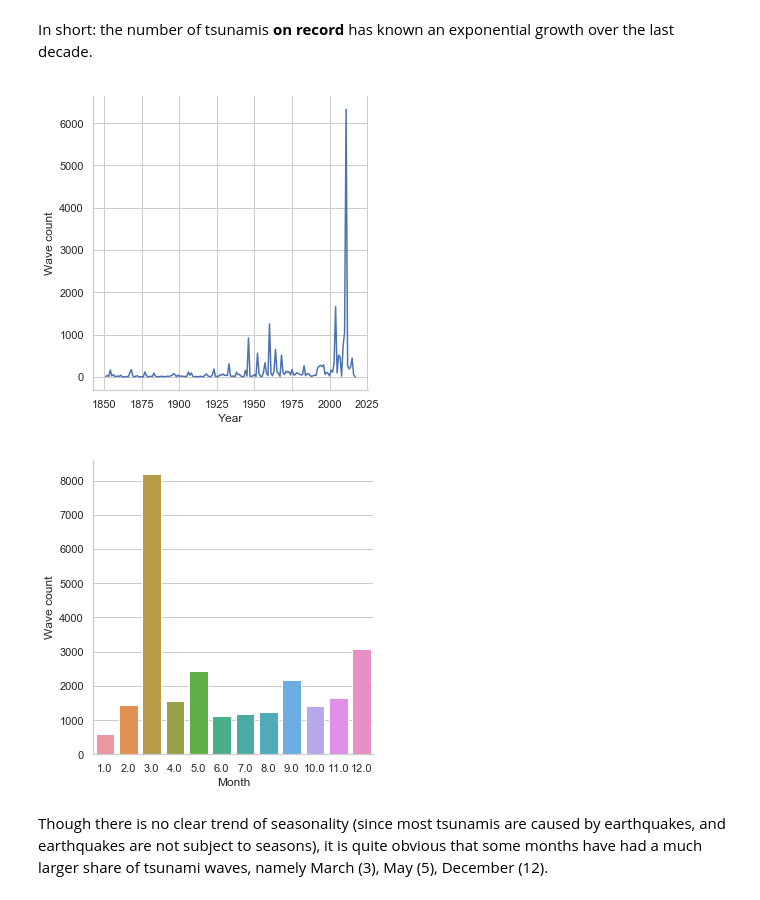
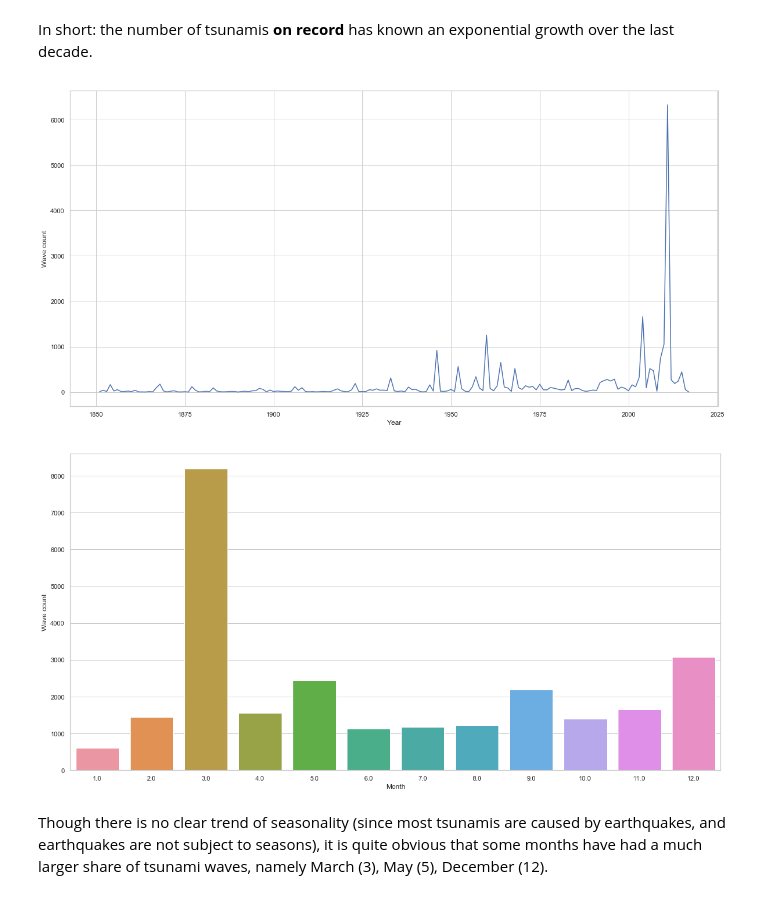
Before and after one commit to antoinepay/tsunamis-prediction, a Jupyter notebook: Kernel.ipynb, the cells around one changed output. Cells and saved outputs as stored; diff of their text form; code cells hidden in the pictures.

```diff
--- a/Kernel.ipynb
+++ b/Kernel.ipynb
@@ -38,12 +38,15 @@ Since earthquakes cannot be predicted, we do not know when a tsunami will happen
 import numpy as np
 import pandas as pd
 import seaborn as sns
-sns.set(rc={'figure.figsize':(9,5)})
+
+import matplotlib
+import matplotlib.pyplot as plt
+matplotlib.rcParams['figure.figsize'] = (20.0, 10.0)
+sns.set(rc={'figure.figsize':(20,10)})
 
 import math
 
-import numpy as np
-import matplotlib.pyplot as plt
+
 from mpl_toolkits.basemap import Basemap
 
 from sklearn.linear_model import LinearRegression, Lasso
@@ -151,30 +146,29 @@ In short: the number of tsunamis **on record** has known an exponential growth o
 # %%
 sns.set_style("whitegrid")
 
-ax = sns.relplot(
+ax = sns.lineplot(
     x="YEAR",
     y="WAVE_ID",
     data=waves[waves.YEAR > 1850].groupby("YEAR").count()
-    ["WAVE_ID"].reset_index(),
-    kind='line')
-
+    ["WAVE_ID"].reset_index()
+)
 ax.set(xlabel='Year', ylabel='Wave count')
 plt.show()
 # %% [output]
-[figure, old version]
+[figure, new version]
 # %%
 sns.set_style("whitegrid")
 
-ax = sns.catplot(
+ax = sns.barplot(
     x="MONTH",
     y="WAVE_ID",
-    data=waves.groupby("MONTH").count()['WAVE_ID'].reset_index(),
-    kind='bar')
+    data=waves.groupby("MONTH").count()['WAVE_ID'].reset_index()
+)
 
 ax.set(xlabel='Month', ylabel='Wave count')
 plt.show()
 # %% [output]
-[figure, old version]
+[figure, new version]
 # %% [markdown]
 Though there is no clear trend of seasonality (since most tsunamis are caused by earthquakes, and earthquakes are not subject to seasons), it is quite obvious that some months have had a much larger share of tsunami waves, namely March (3), May (5), December (12).
 # %% [markdown]
```
Also changed, not shown: parts of 30 cells of this notebook.
